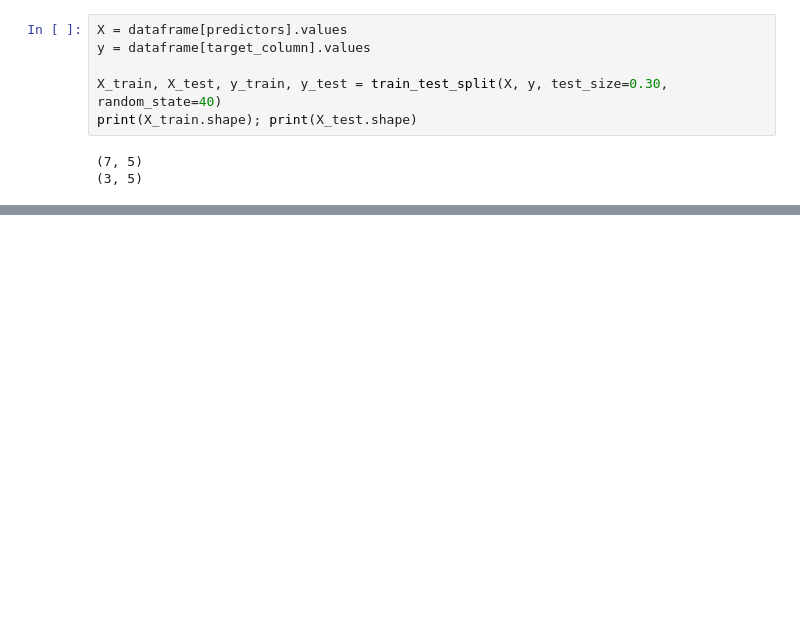
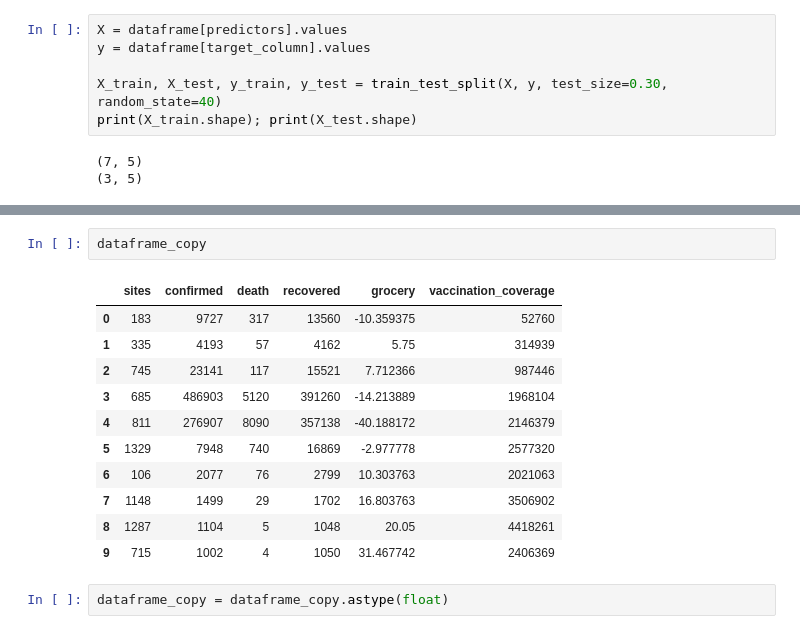
Before and after one commit to VinayFaria/Statistical_Data_Analysis, a Jupyter notebook: tutorial_5/q1.ipynb, the cells around one changed output, grey strips where cells are left out. Cells and saved outputs as stored; diff of their text form; blank space fills up the shorter version.

```diff
--- a/tutorial_5/q1.ipynb
+++ b/tutorial_5/q1.ipynb
@@ -287,0 +285,16 @@ print(r2_score(y_test, pred_test_rf))
+# %%
+dataframe_copy
+# %% [output]
+|  | sites | confirmed | death | recovered | grocery | vaccination_coverage |
+| 0 | 183 | 9727 | 317 | 13560 | -10.359375 | 52760 |
+| 1 | 335 | 4193 | 57 | 4162 | 5.75 | 314939 |
+| 2 | 745 | 23141 | 117 | 15521 | 7.712366 | 987446 |
+| 3 | 685 | 486903 | 5120 | 391260 | -14.213889 | 1968104 |
+| 4 | 811 | 276907 | 8090 | 357138 | -40.188172 | 2146379 |
+| 5 | 1329 | 7948 | 740 | 16869 | -2.977778 | 2577320 |
+| 6 | 106 | 2077 | 76 | 2799 | 10.303763 | 2021063 |
+| 7 | 1148 | 1499 | 29 | 1702 | 16.803763 | 3506902 |
+| 8 | 1287 | 1104 | 5 | 1048 | 20.05 | 4418261 |
+| 9 | 715 | 1002 | 4 | 1050 | 31.467742 | 2406369 |
+# %%
+dataframe_copy = dataframe_copy.astype(float)
```
Also changed, not shown: parts of 10 cells of this notebook.
